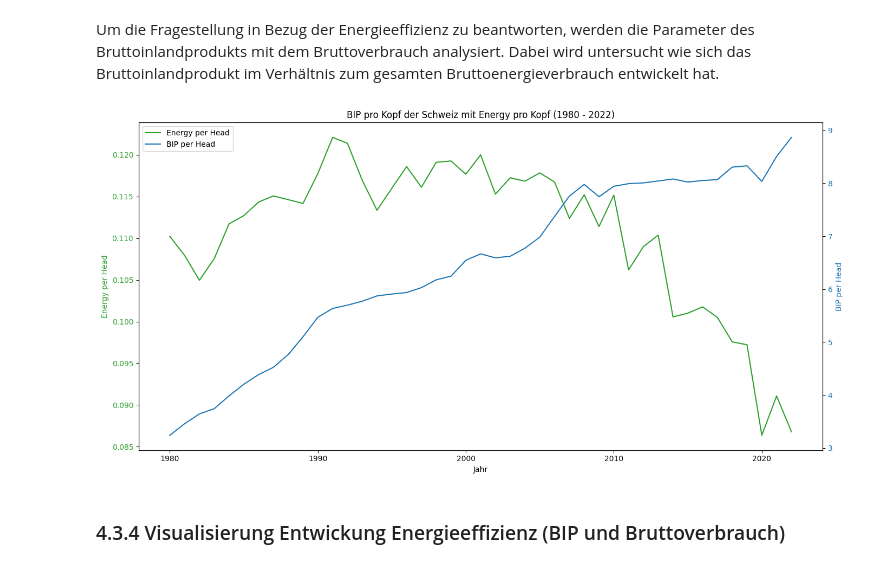
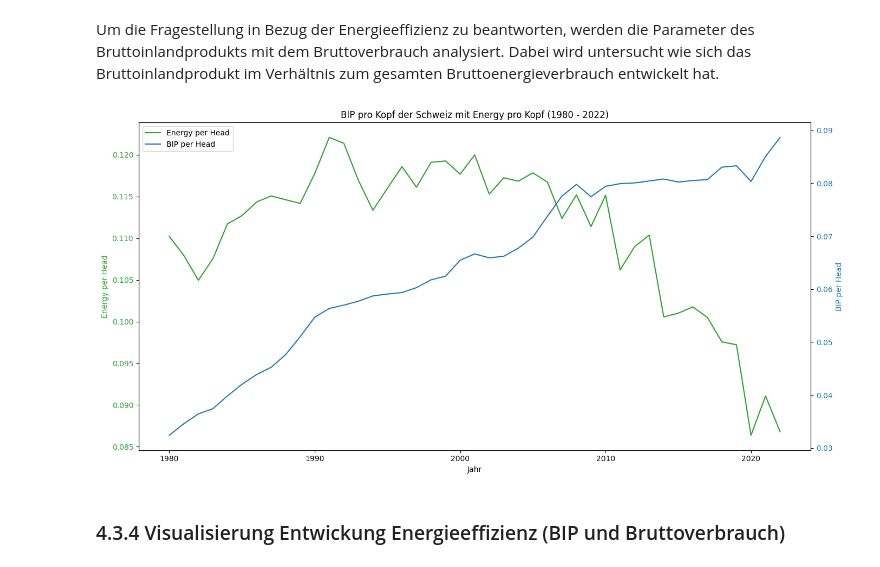
Before and after one commit to michaelzimmermannstudhslu/BINA_2024_energy_research, a Jupyter notebook: bina_casestudy_adhumezi.ipynb, the cells around one changed output. Drawn from its saved outputs; the diff is of its cells as text; code cells hidden in the pictures.

```diff
--- a/bina_casestudy_adhumezi.ipynb
+++ b/bina_casestudy_adhumezi.ipynb
@@ -1436,33 +1431,57 @@ Um die Fragestellung in Bezug der Energieeffizienz zu beantworten, werden die Pa
 #...
 #Vorschlag: erste 5 und letzte 5 Zeilen des Dataframes
 # %%
+import pandas as pd
+import matplotlib.pyplot as plt
+
+# Load data
+person_df = pd.read_csv('https://raw.githubusercontent.com/michaelzimmermannstudhslu/BINA_2024_energy_research/main/data/bip_total.csv')
+energy_df = pd.read_csv('https://raw.githubusercontent.com/michaelzimmermannstudhslu/BINA_2024_energy_research/main/data/energiebilanz_ch.csv')
+
+# Clean and process energy data
+energy_df.dropna(inplace=True)
+energy_df['TJ'] = pd.to_numeric(energy_df['TJ'], errors='coerce')
+energy_df['TJ'] = energy_df['TJ'].abs()
+energy_df.dropna(subset=['TJ'], inplace=True)
+energy_df['TJ'] = energy_df['TJ'].astype(int)
+energy_df = energy_df[energy_df['Rubrik'] == 'Endverbrauch - Total']
+
+# Summarize energy data by year
+total_energy_by_year = energy_df.groupby('Jahr')['TJ'].sum().reset_index()
+total_energy_by_year.rename(columns={'TJ': 'TotalEnergy'}, inplace=True)
+
+# Merge energy data with population data
+merged_df = pd.merge(total_energy_by_year, person_df, on='Jahr')
+merged_df['Energy_per_head'] = merged_df['TotalEnergy'] / merged_df['Bevölkerung']
+merged_df['BIP_per_head'] = merged_df['BIP'] / merged_df['Bevölkerung']
+
 # Create the plot
 fig, ax1 = plt.subplots(figsize=(14, 7))
 
 # Plot Energy per Head
 color = 'tab:green'
-ax1.plot(energy_endverbrauch_mit_bevoelkerung['Jahr'], energy_endverbrauch_mit_bevoelkerung['Energy_pro_kopf'], color=color, label='Energy per Head')
+ax1.plot(merged_df['Jahr'], merged_df['Energy_per_head'], color=color, label='Energy per Head')
 ax1.set_xlabel('Jahr')
 ax1.set_ylabel('Energy per Head', color=color)
 ax1.tick_params(axis='y', labelcolor=color)
 
 # Create a second y-axis for BIP per Head
 ax2 = ax1.twinx()
 color = 'tab:blue'
-ax2.plot(energy_endverbrauch_mit_bevoelkerung['Jahr'], energy_endverbrauch_mit_bevoelkerung['BIP_PRO_KOPF'], color=color, label='BIP per Head')
+ax2.plot(merged_df['Jahr'], merged_df['BIP_per_head'], color=color, label='BIP per Head')
 ax2.set_ylabel('BIP per Head', color=color)
 ax2.tick_params(axis='y', labelcolor=color)
 
 # Title and legend
 plt.title('BIP pro Kopf der Schweiz mit Energy pro Kopf (1980 - 2022)')
 lines1, labels1 = ax1.get_legend_handles_labels()
 lines2, labels2 = ax2.get_legend_handles_labels()
 plt.legend(lines1 + lines2, labels1 + labels2, loc='upper left')
 
 fig.tight_layout()  # Adjust layout
 plt.show()  # Display the plot
 # %% [output]
-[figure, old version]
+[figure, new version]
 # %% [markdown]
 ### 4.3.4 Visualisierung Entwickung Energieeffizienz (BIP und Bruttoverbrauch)
 # %% [markdown]
```
Also changed, not shown: parts of 71 cells of this notebook.
